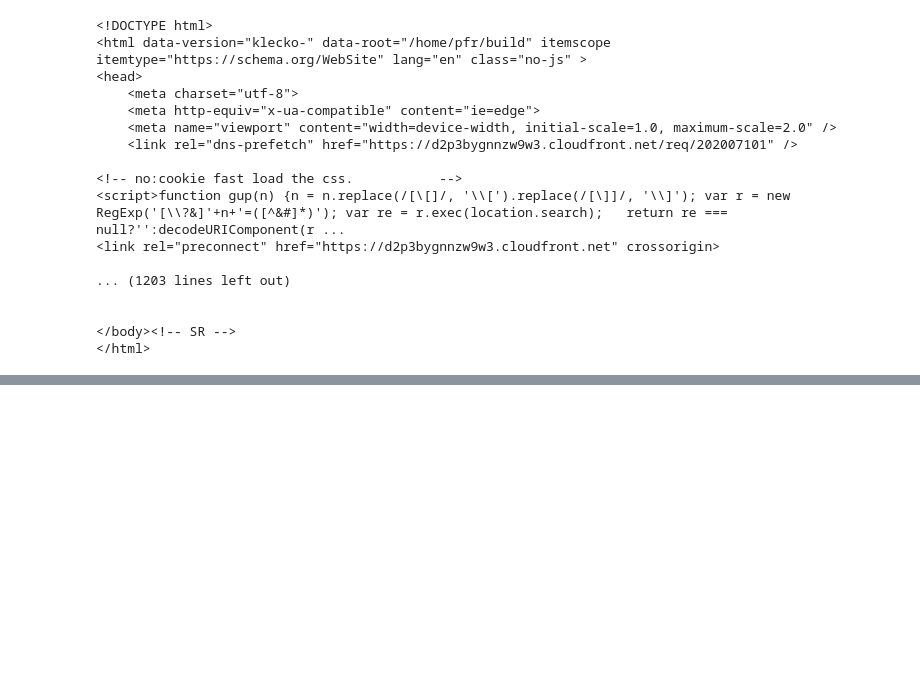
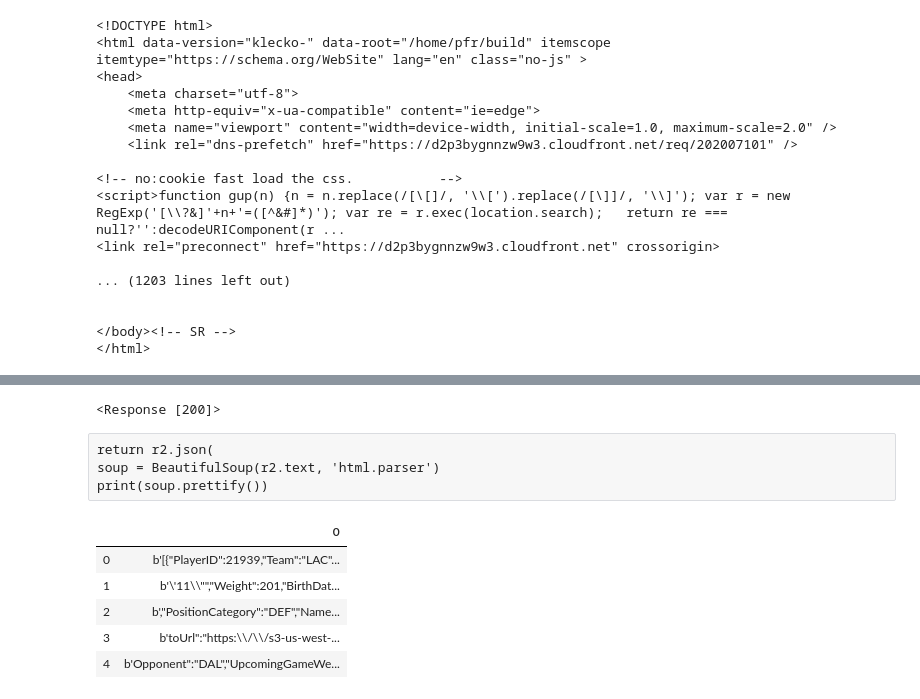
Before and after one commit to shaikh23/Nfl-Analysis, a Jupyter notebook: Scrape_workbook.ipynb, the cells around one changed output, grey strips where cells are left out. Saved outputs shown, nothing was run; the diff lists cells and outputs as text; code cells hidden in the pictures; blank space fills up the shorter version.

```diff
--- a/Scrape_workbook.ipynb
+++ b/Scrape_workbook.ipynb
@@ -51,0 +65,22 @@ print(r.text)
+# %%
+api_url = 'https://api.sportsdata.io/v3/nfl/scores/json/Players?key=933b952a356a49d28f6fa546c5e7f3d5'
+r2 = requests.get(api_url)
+r2.status_code
+
+r2
+# %% [output]
+<Response [200]>
+# %% [raw]
+return r2.json(
+soup = BeautifulSoup(r2.text, 'html.parser')
+print(soup.prettify())
+# %%
+h_weigh = pd.DataFrame.from_dict(r2)
+h_weigh.head()
+# %% [output]
+|  | 0 |
+| 0 | b'[{"PlayerID":21939,"Team":"LAC"... |
+| 1 | b'\'11\\"","Weight":201,"BirthDat... |
+| 2 | b',"PositionCategory":"DEF","Name... |
+| 3 | b'toUrl":"https:\\/\\/s3-us-west-... |
+| 4 | b'Opponent":"DAL","UpcomingGameWe... |
```
Also changed, not shown: parts of 5 cells of this notebook.
